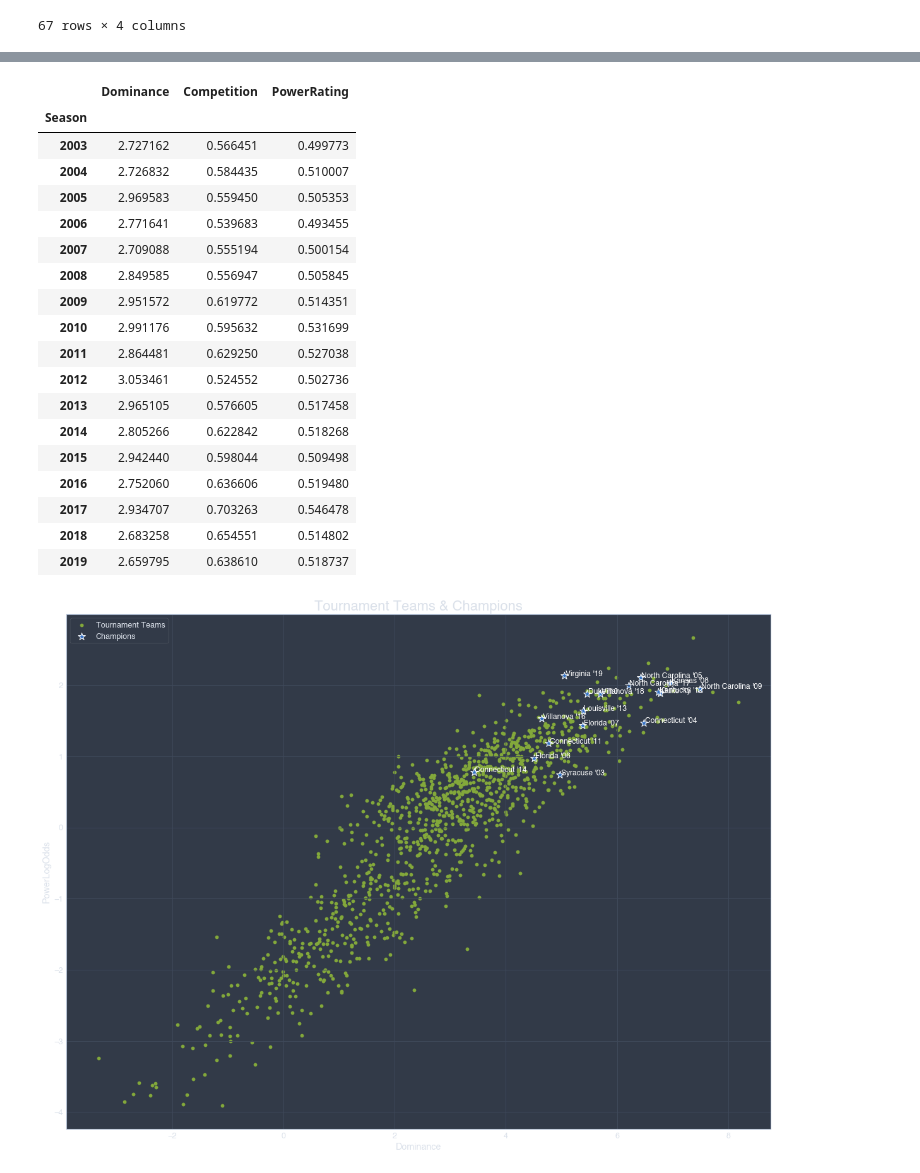
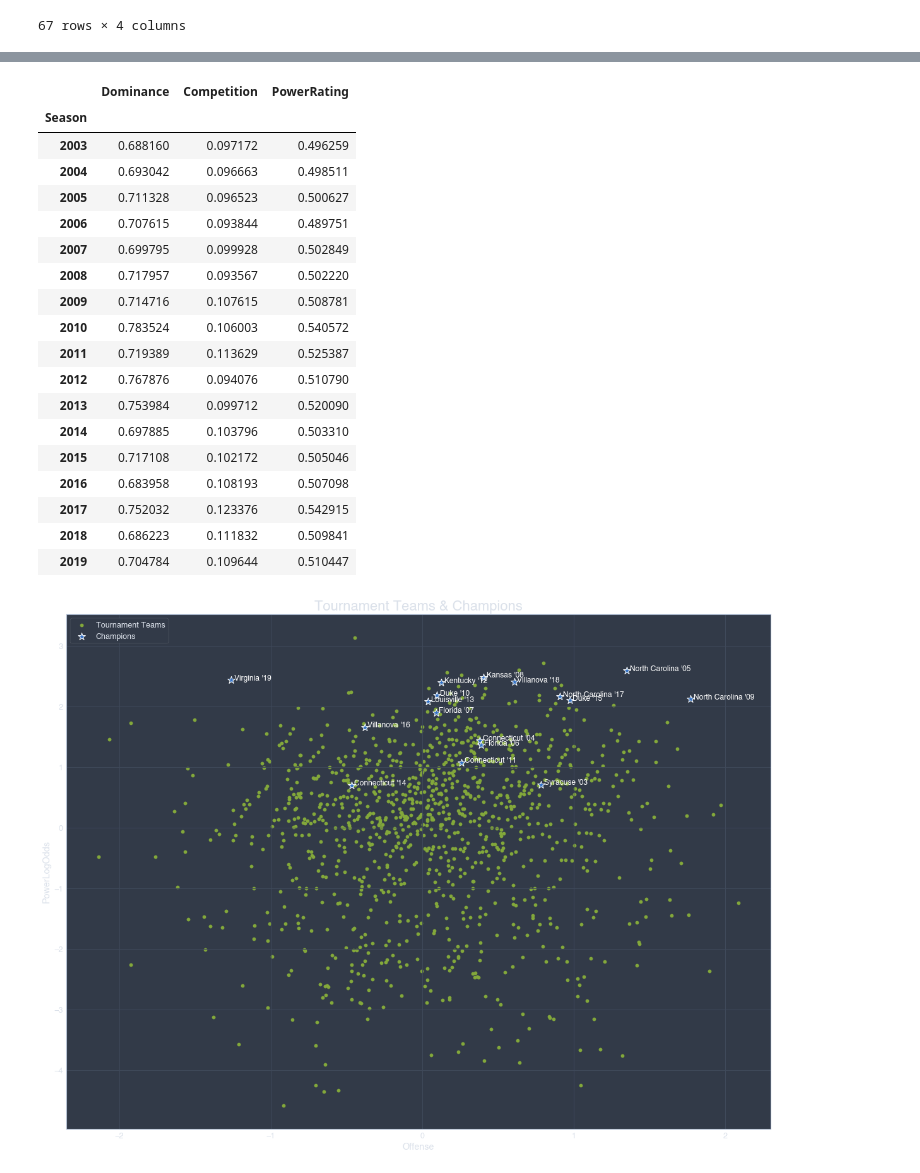
Before and after one commit to jamestwhedbee/jupyter_notebooks, a Jupyter notebook: MarchMadness/PredictMarchMadness.ipynb, the cells around one changed output, grey strips where cells are left out. Drawn from its saved outputs; the diff is of its cells as text; code cells hidden in the pictures.

```diff
--- a/MarchMadness/PredictMarchMadness.ipynb
+++ b/MarchMadness/PredictMarchMadness.ipynb
@@ -79,10 +79,8 @@ games_df
 predict_df = games_df[[
     "OwnScore_Zscore_A", "OwnScore_Zscore_B",
     "OppScore_Zscore_A", "OppScore_Zscore_B",
-    "Offense_A", "Offense_B",
-    "Dominance_A", "Dominance_B",
-    "SOS_A", "SOS_B",
-    "Competition_A", "Competition_B"
+    "OffCompetition_A", "OffCompetition_B",
+    "DefCompetition_A", "DefCompetition_B",
 ]]
 
 scaler = StandardScaler()
@@ -138,10 +165,8 @@ def get_power_rating(team):
     return calc_prob((
             team["OwnScore_Zscore"], average_team["OwnScore_Zscore"],
             team["OppScore_Zscore"], average_team["OppScore_Zscore"],
-            team["Offense"], average_team["Offense"],
-            team["Dominance"], average_team["Dominance"],
-            team["SOS"], average_team["SOS"],
-            team["Competition"], average_team["Competition"],
+            team["OffCompetition"], average_team["OffCompetition"],
+            team["DefCompetition"], average_team["DefCompetition"],
         ))
 # %%
 def scatter_text(x, y, labelseries, labelsize='large', labelcolor='black', **kwargs):
@@ -190,42 +215,43 @@ raw_tournament_df.groupby("Season").mean()[[
 # %% [output]
 |  | Dominance | Competition | PowerRating |
 | Season |  |  |  |
-| 2003 | 2.727162 | 0.566451 | 0.499773 |
-| 2004 | 2.726832 | 0.584435 | 0.510007 |
-| 2005 | 2.969583 | 0.559450 | 0.505353 |
-| 2006 | 2.771641 | 0.539683 | 0.493455 |
-| 2007 | 2.709088 | 0.555194 | 0.500154 |
-| 2008 | 2.849585 | 0.556947 | 0.505845 |
-| 2009 | 2.951572 | 0.619772 | 0.514351 |
-| 2010 | 2.991176 | 0.595632 | 0.531699 |
-| 2011 | 2.864481 | 0.629250 | 0.527038 |
-| 2012 | 3.053461 | 0.524552 | 0.502736 |
-| 2013 | 2.965105 | 0.576605 | 0.517458 |
-| 2014 | 2.805266 | 0.622842 | 0.518268 |
-| 2015 | 2.942440 | 0.598044 | 0.509498 |
-| 2016 | 2.752060 | 0.636606 | 0.519480 |
-| 2017 | 2.934707 | 0.703263 | 0.546478 |
-| 2018 | 2.683258 | 0.654551 | 0.514802 |
-| 2019 | 2.659795 | 0.638610 | 0.518737 |
+| 2003 | 0.688160 | 0.097172 | 0.496259 |
+| 2004 | 0.693042 | 0.096663 | 0.498511 |
+| 2005 | 0.711328 | 0.096523 | 0.500627 |
+| 2006 | 0.707615 | 0.093844 | 0.489751 |
+| 2007 | 0.699795 | 0.099928 | 0.502849 |
+| 2008 | 0.717957 | 0.093567 | 0.502220 |
+| 2009 | 0.714716 | 0.107615 | 0.508781 |
+| 2010 | 0.783524 | 0.106003 | 0.540572 |
+| 2011 | 0.719389 | 0.113629 | 0.525387 |
+| 2012 | 0.767876 | 0.094076 | 0.510790 |
+| 2013 | 0.753984 | 0.099712 | 0.520090 |
+| 2014 | 0.697885 | 0.103796 | 0.503310 |
+| 2015 | 0.717108 | 0.102172 | 0.505046 |
+| 2016 | 0.683958 | 0.108193 | 0.507098 |
+| 2017 | 0.752032 | 0.123376 | 0.542915 |
+| 2018 | 0.686223 | 0.111832 | 0.509841 |
+| 2019 | 0.704784 | 0.109644 | 0.510447 |
 # %%
 is_champion = raw_tournament_df["Wins"] >= 6
 label_series = (
     raw_tournament_df[is_champion]["TeamName"] + " '" +
     raw_tournament_df[is_champion]["Season"].astype(str).str[-2:]
 )
 
 plt.figure(figsize=(20,15));
 plt.title("Tournament Teams & Champions", fontsize=22)
-plt.scatter(raw_tournament_df["Dominance"], raw_tournament_df["PowerLogOdds"], color='g', label='Tournament Teams');
+plt.scatter(
+    raw_tournament_df["Offense"], raw_tournament_df["PowerLogOdds"], color='g', label='Tournament Teams');
 scatter_text(
-    raw_tournament_df[is_champion]["Dominance"], raw_tournament_df[is_champion]["PowerLogOdds"],
+    raw_tournament_df[is_champion]["Offense"], raw_tournament_df[is_champion]["PowerLogOdds"],
     color='b', marker='*', s=150, label='Champions',
     labelseries=label_series,
     labelcolor='white'
 );
 plt.legend(loc='upper left');
 # %% [output]
-[figure, old version]
+[figure, new version]
 # %%
 power_ratings = {}
 slots_wins = defaultdict(lambda: defaultdict(int))
```
Also changed, not shown: parts of 18 cells of this notebook, 1 other file.
